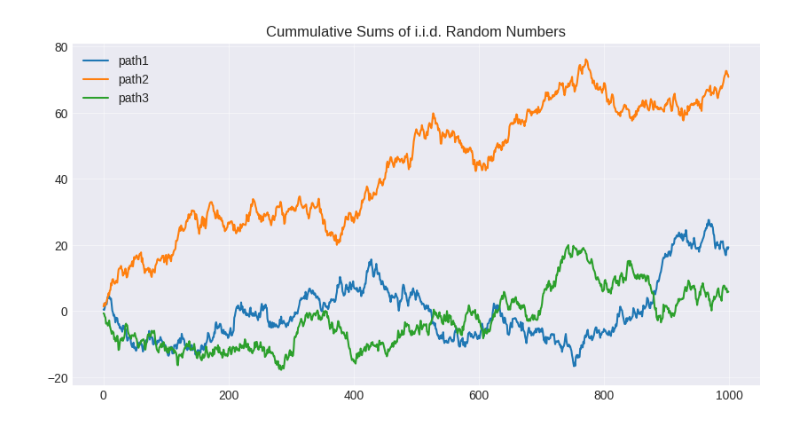
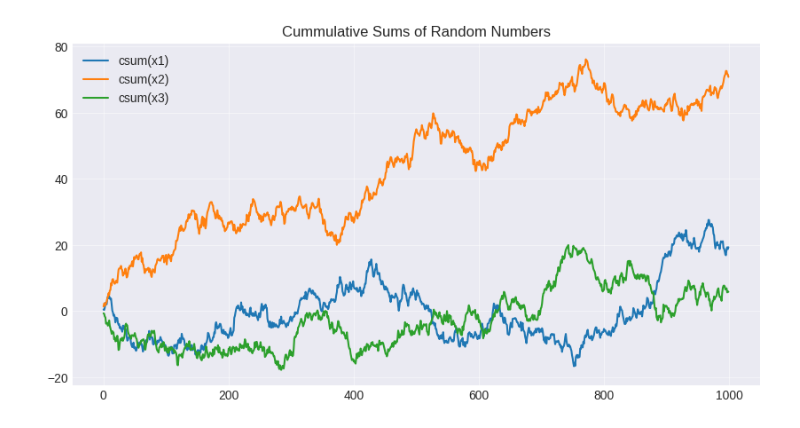
Before and after one commit to Chitaoji/dataplot, a Jupyter notebook: examples/tests.ipynb, the cells around one changed output. Drawn from its saved outputs; the diff is of its cells as text; code cells hidden in the pictures.

```diff
--- a/examples/tests.ipynb
+++ b/examples/tests.ipynb
@@ -37,5 +44,5 @@ d1.join(d2).set_plot(title="Normal Distribution v.s. Log-Normal Distribution").h
 # %%
-d = dp.data([x1, x2, x3]).cumsum().set_label(["path1", "path2", "path3"])
-d.set_plot(title="Cummulative Sums of i.i.d. Random Numbers").plot()
+s3 = dp.data([x1, x2, x3]).cumsum()
+s3.set_plot(title="Cummulative Sums of Random Numbers").plot()
 # %% [output]
-[figure, old version]
+[figure, new version]
```
Also changed, not shown: parts of 5 cells of this notebook.
